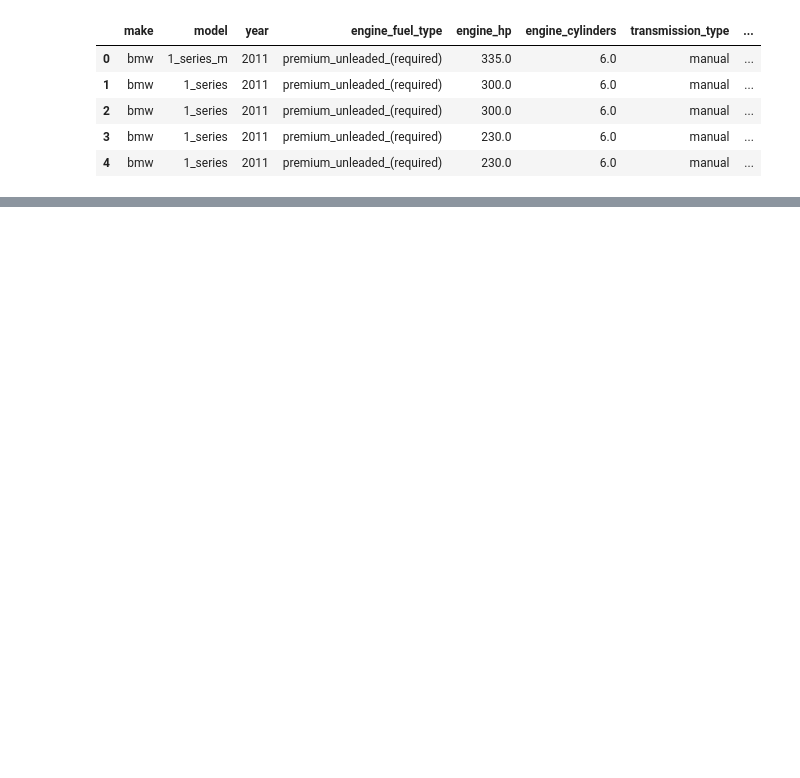
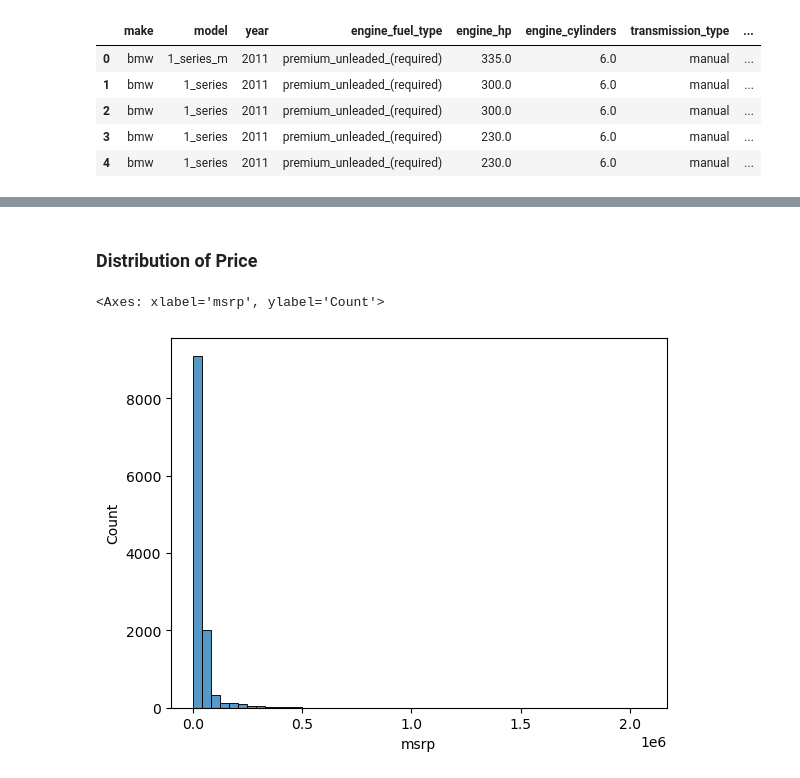
Before and after one commit to TheManuAi/ML-Zoomcamp, a Jupyter notebook: Week2 - Regression/ML-for-regression.ipynb, the cells around one changed output, grey strips where cells are left out. Saved outputs shown, nothing was run; the diff lists cells and outputs as text; code cells hidden in the pictures; blank space fills up the shorter version.

```diff
--- a/Week2 - Regression/ML-for-regression.ipynb
+++ b/Week2 - Regression/ML-for-regression.ipynb
@@ -34,0 +96,2 @@ df.head()
+# %% [markdown]
+### Distribution of Price
@@ -34,0 +104,6 @@ df.head()
+# %%
+sns.histplot(df.msrp, bins = 50) # histplot for histogram and bins is total number of bars
+# the chart below shows the price of cars in million (1e6) and how many of them are there, ex almost all of the cars are below 0.25 million
+# %% [output]
+<Axes: xlabel='msrp', ylabel='Count'>
+[figure, added]
```
Also changed, not shown: parts of 11 cells of this notebook, 1 other file.
